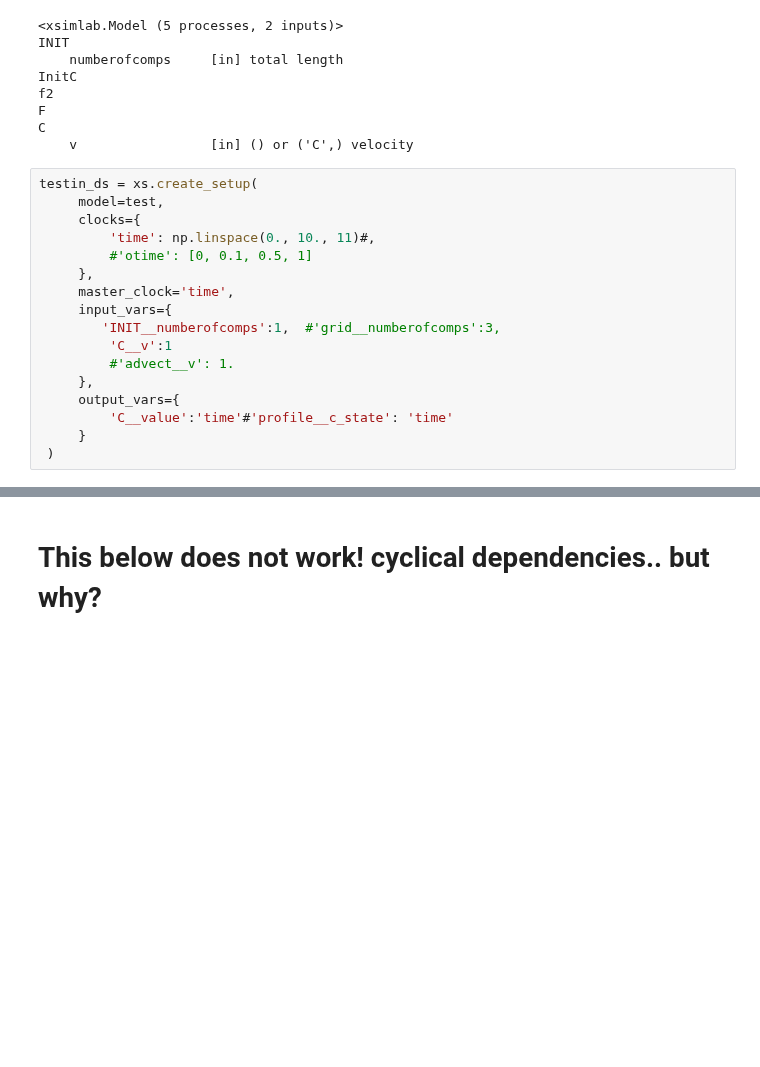
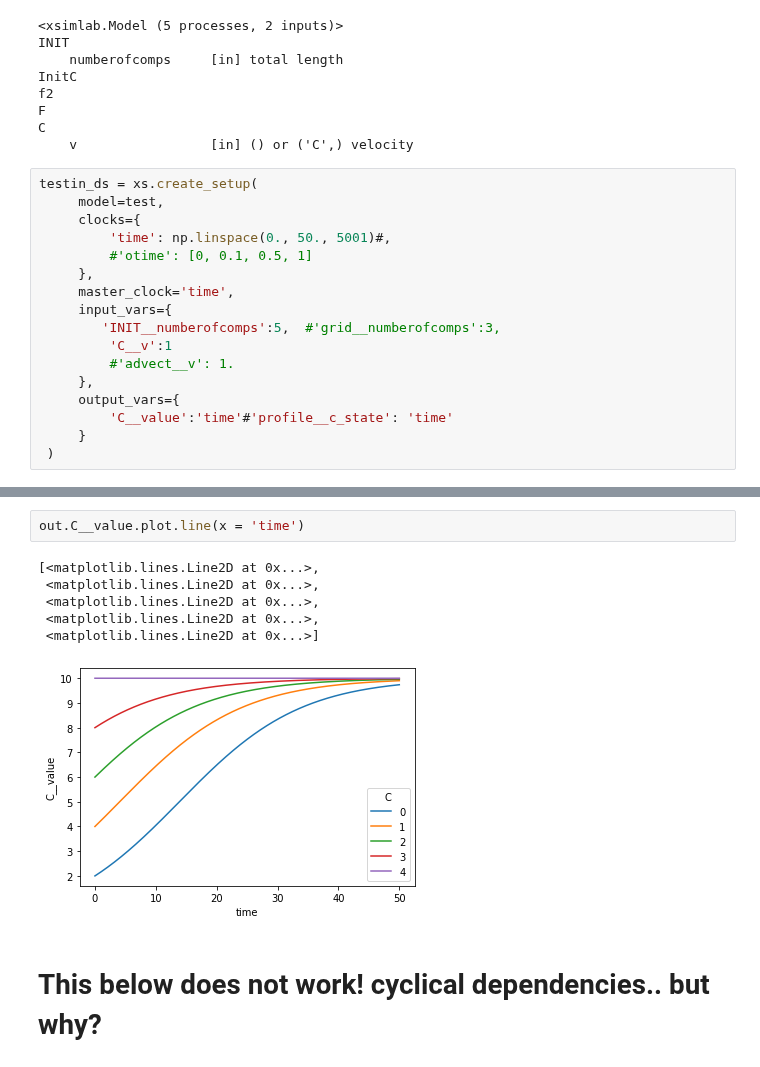
Before and after one commit to ben1post/kaweahcode, a Jupyter notebook: phydra_OSM/new_Phydra_construct/firstworkingEXAMPLE.ipynb, the cells around one changed output, grey strips where cells are left out. Drawn from its saved outputs; the diff is of its cells as text; blank space fills up the shorter version.

```diff
--- a/phydra_OSM/new_Phydra_construct/firstworkingEXAMPLE.ipynb
+++ b/phydra_OSM/new_Phydra_construct/firstworkingEXAMPLE.ipynb
@@ -104,12 +102,12 @@ C
 testin_ds = xs.create_setup(
      model=test,
      clocks={
-         'time': np.linspace(0., 10., 11)#,
+         'time': np.linspace(0., 50., 5001)#,
          #'otime': [0, 0.1, 0.5, 1]
      },
      master_clock='time',
      input_vars={
-        'INIT__numberofcomps':1,  #'grid__numberofcomps':3,
+        'INIT__numberofcomps':5,  #'grid__numberofcomps':3,
          'C__v':1
          #'advect__v': 1.
      },
@@ -134,3 +134,12 @@ with test:
+# %%
+out.C__value.plot.line(x = 'time')
+# %% [output]
+[<matplotlib.lines.Line2D at 0x...>,
+ <matplotlib.lines.Line2D at 0x...>,
+ <matplotlib.lines.Line2D at 0x...>,
+ <matplotlib.lines.Line2D at 0x...>,
+ <matplotlib.lines.Line2D at 0x...>]
+[figure, added]
 # %% [markdown]
 # This below does not work! cyclical dependencies.. but why?
 # %%
```
Also changed, not shown: parts of 3 cells of this notebook, 2 other files.
